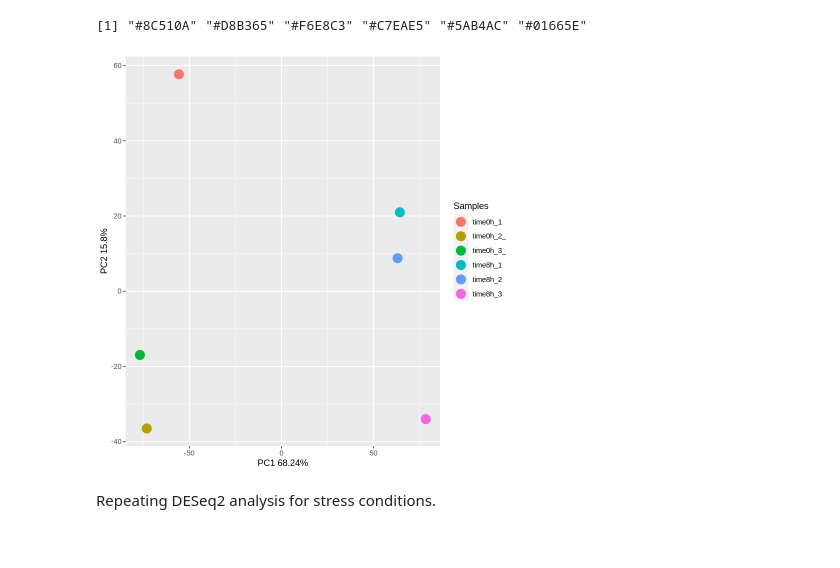
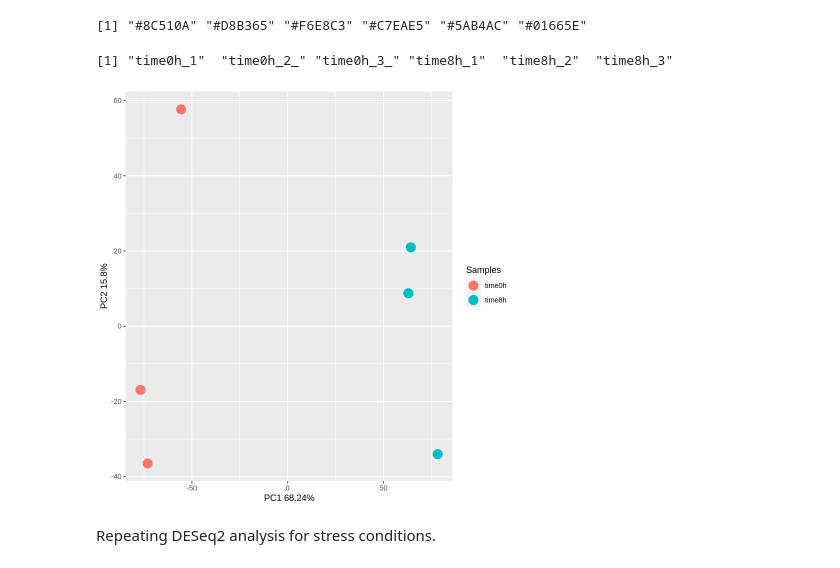
Before and after one commit to computational-chemical-biology/cis_reg, a Jupyter notebook: cis_reg_paper.ipynb, the cells around one changed output. Drawn from its saved outputs; the diff is of its cells as text; code cells hidden in the pictures.

Commit message:
change pca plot and rjson load

```diff
--- a/cis_reg_paper.ipynb
+++ b/cis_reg_paper.ipynb
@@ -126,18 +142,24 @@ cols <- brewer.pal(ncol(dds@assays@data[[1]]), "BrBG")
 cols
 # %% [output]
 [1] "#8C510A" "#D8B365" "#F6E8C3" "#C7EAE5" "#5AB4AC" "#01665E"
+# %%
+colnames(dds@assays@data[[1]])
+# %% [output]
+[1] "time0h_1"  "time0h_2_" "time0h_3_" "time8h_1"  "time8h_2"  "time8h_3"
 # %%
 sdev <- feat.pca$sdev^2
 eig <- sdev/sum(sdev)
 
-pca.scores <- data.frame(x=feat.pca$x[,1], y=feat.pca$x[,2], Samples=colnames(dds@assays@data[[1]]))
+snames <- c('time0h', 'time0h', 'time0h', 'time8h', 'time8h', 'time8h')
+
+pca.scores <- data.frame(x=feat.pca$x[,1], y=feat.pca$x[,2], Samples=as.factor(snames))
 
 ggplot(pca.scores, aes(x=x, y=y, color=Samples)) +
        geom_point(size=5)+
        xlab(paste0('PC1 ', round(eig[1]*100,2), '%'))+
        ylab(paste0('PC2 ', round(eig[2]*100,2), '%'))
 # %% [output]
-[figure, old version]
+[figure, new version]
 # %% [markdown]
 Repeating DESeq2 analysis for stress conditions.
 # %%
```
Also changed, not shown: parts of 4 cells of this notebook, 1 other file.
